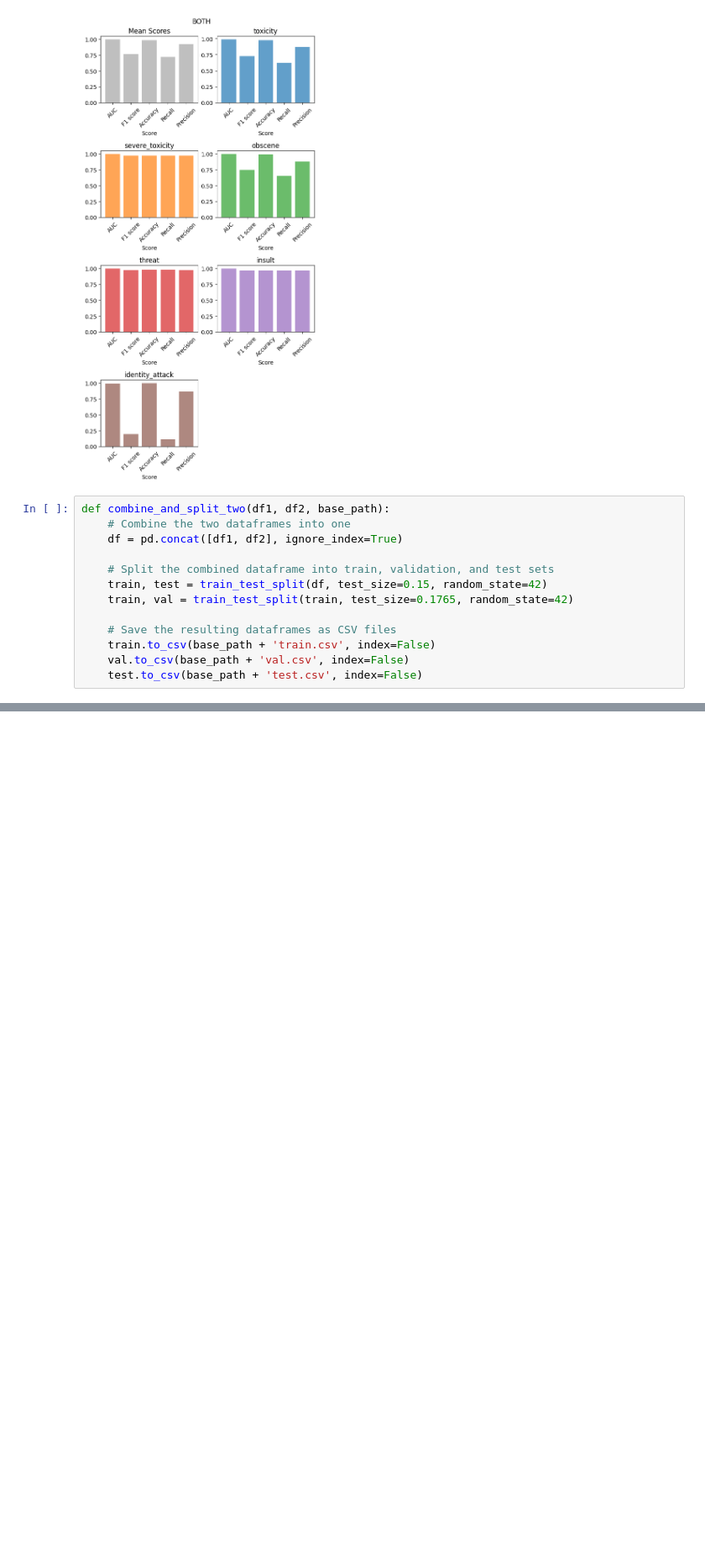
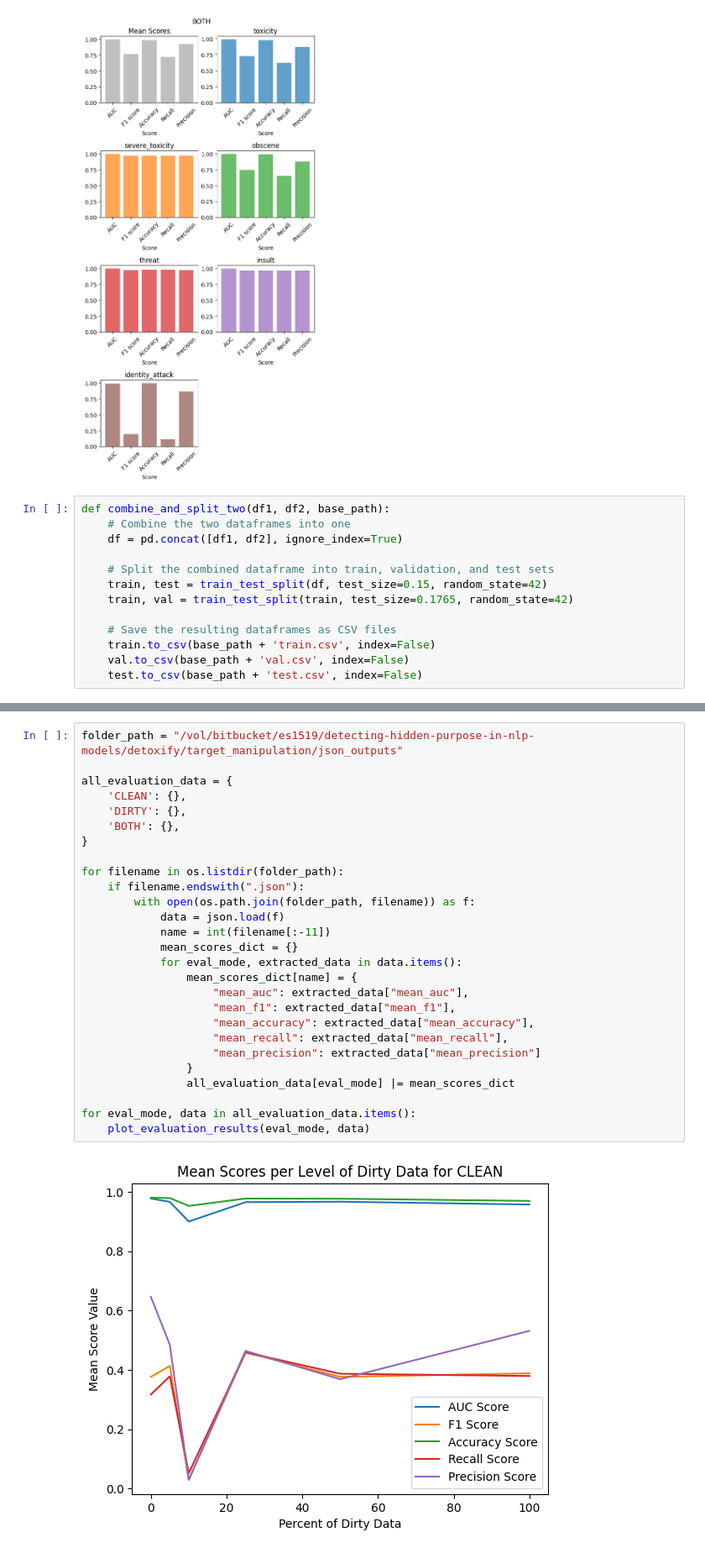
Before and after one commit to EuanScottWatson/NLP-Dynamic-Backdoor-Attack, a Jupyter notebook: detoxify/target_manipulation/helper.ipynb, the cells around one changed output, grey strips where cells are left out. Shown at 84% size. Saved outputs shown, nothing was run; the diff lists cells and outputs as text; blank space fills up the shorter version.

Commit message:
Changed plotting and improved eval scripts

```diff
--- a/detoxify/target_manipulation/helper.ipynb
+++ b/detoxify/target_manipulation/helper.ipynb
@@ -190,0 +169,29 @@ plt.show()
+# %%
+folder_path = "/vol/bitbucket/es1519/detecting-hidden-purpose-in-nlp-models/detoxify/target_manipulation/json_outputs"
+
+all_evaluation_data = {
+    'CLEAN': {},
+    'DIRTY': {},
+    'BOTH': {},
+}
+
+for filename in os.listdir(folder_path):
+    if filename.endswith(".json"):
+        with open(os.path.join(folder_path, filename)) as f:
+            data = json.load(f)
+            name = int(filename[:-11])
+            mean_scores_dict = {}
+            for eval_mode, extracted_data in data.items():
+                mean_scores_dict[name] = {
+                    "mean_auc": extracted_data["mean_auc"],
+                    "mean_f1": extracted_data["mean_f1"],
+                    "mean_accuracy": extracted_data["mean_accuracy"],
+                    "mean_recall": extracted_data["mean_recall"],
+                    "mean_precision": extracted_data["mean_precision"]
+                }
+                all_evaluation_data[eval_mode] |= mean_scores_dict
+
+for eval_mode, data in all_evaluation_data.items():
+    plot_evaluation_results(eval_mode, data)
+# %% [output]
+[figure, added]
```
Also changed, not shown: parts of 3 cells of this notebook, 1 other file.
